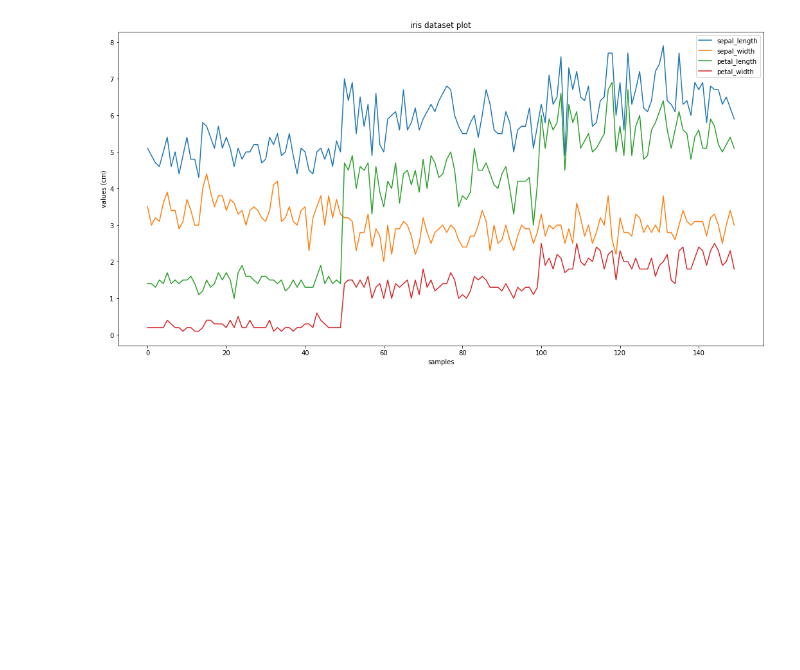
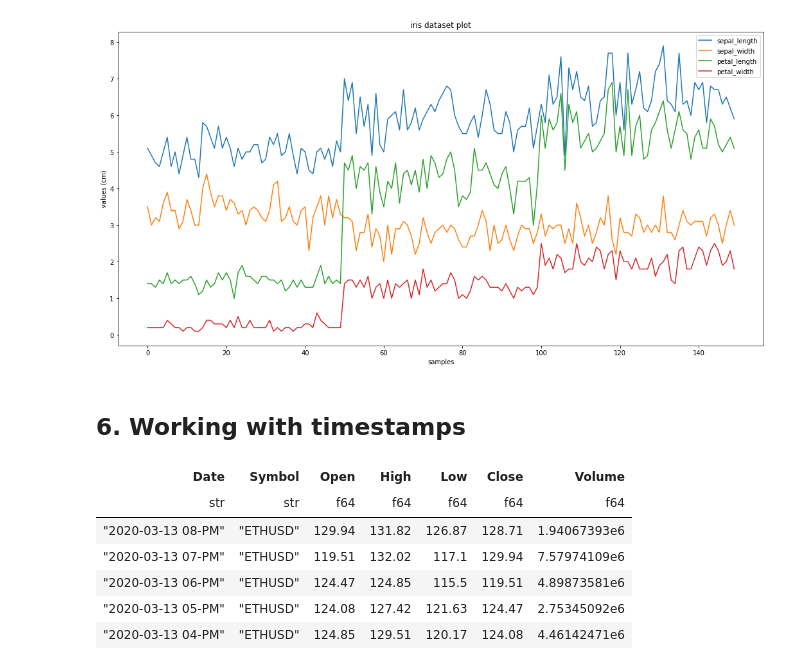
Before and after one commit to malminhas/data-analytics, a Jupyter notebook: polars-playbook.ipynb, the cells around one changed output. Saved outputs shown, nothing was run; the diff lists cells and outputs as text; code cells hidden in the pictures; blank space fills up the shorter version.

```diff
--- a/polars-playbook.ipynb
+++ b/polars-playbook.ipynb
@@ -227,3 +227,16 @@ Once you have a `pandas` dataframe you can use `.plot` to draw a graph in a one
 _ = pdf.plot(figsize=(18,9)).set(xlabel='samples', ylabel='values (cm)', title=f"iris dataset plot")
 # %% [output]
 [figure]
+# %% [markdown]
+## 6. Working with timestamps
+# %%
+df = pl.read_csv('ETH_1h.csv')
+df.head()
+# %% [output]
+| Date | Symbol | Open | High | Low | Close | Volume |
+| str | str | f64 | f64 | f64 | f64 | f64 |
+| "2020-03-13 08-PM" | "ETHUSD" | 129.94 | 131.82 | 126.87 | 128.71 | 1.94067393e6 |
+| "2020-03-13 07-PM" | "ETHUSD" | 119.51 | 132.02 | 117.1 | 129.94 | 7.57974109e6 |
+| "2020-03-13 06-PM" | "ETHUSD" | 124.47 | 124.85 | 115.5 | 119.51 | 4.89873581e6 |
+| "2020-03-13 05-PM" | "ETHUSD" | 124.08 | 127.42 | 121.63 | 124.47 | 2.75345092e6 |
+| "2020-03-13 04-PM" | "ETHUSD" | 124.85 | 129.51 | 120.17 | 124.08 | 4.46142471e6 |
```
Also changed, not shown: parts of 4 cells of this notebook.
